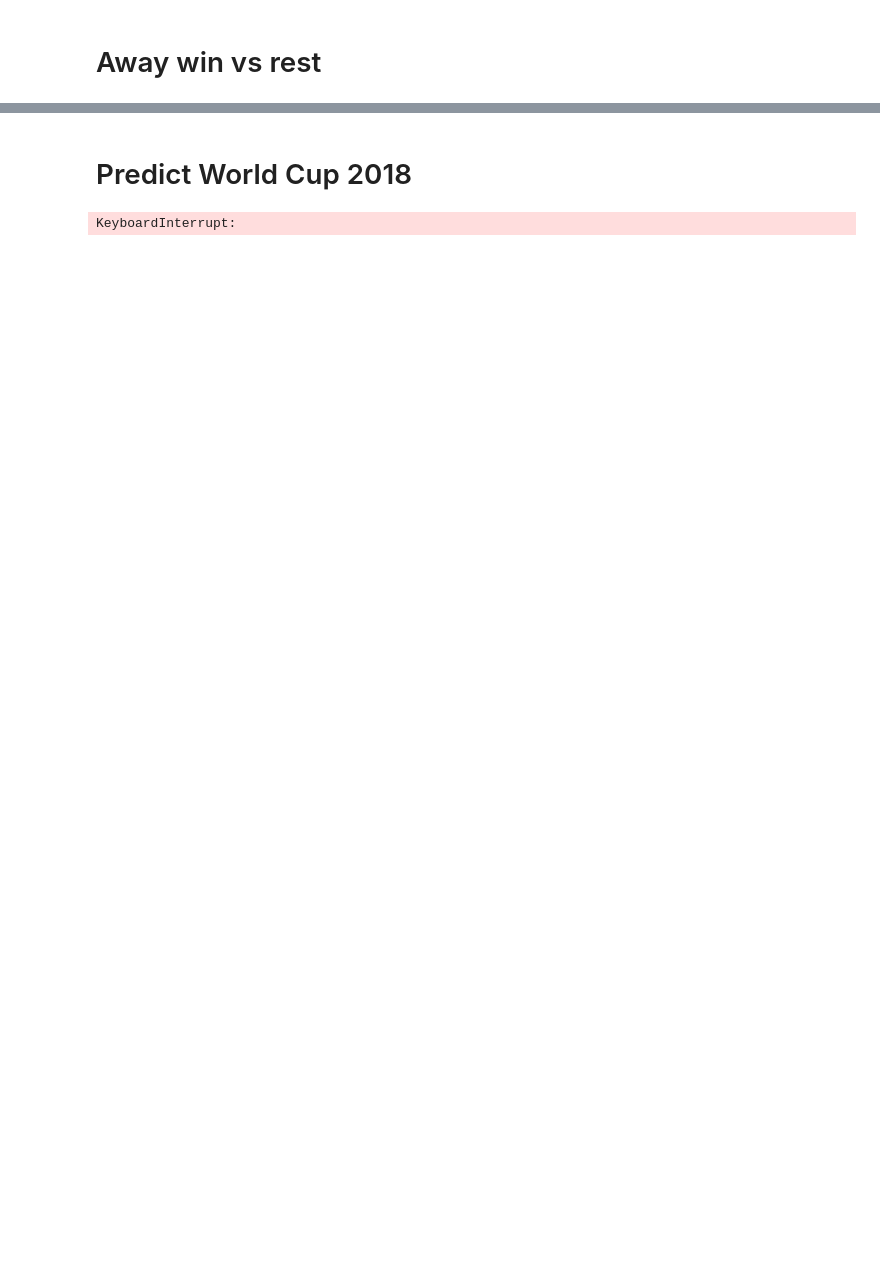
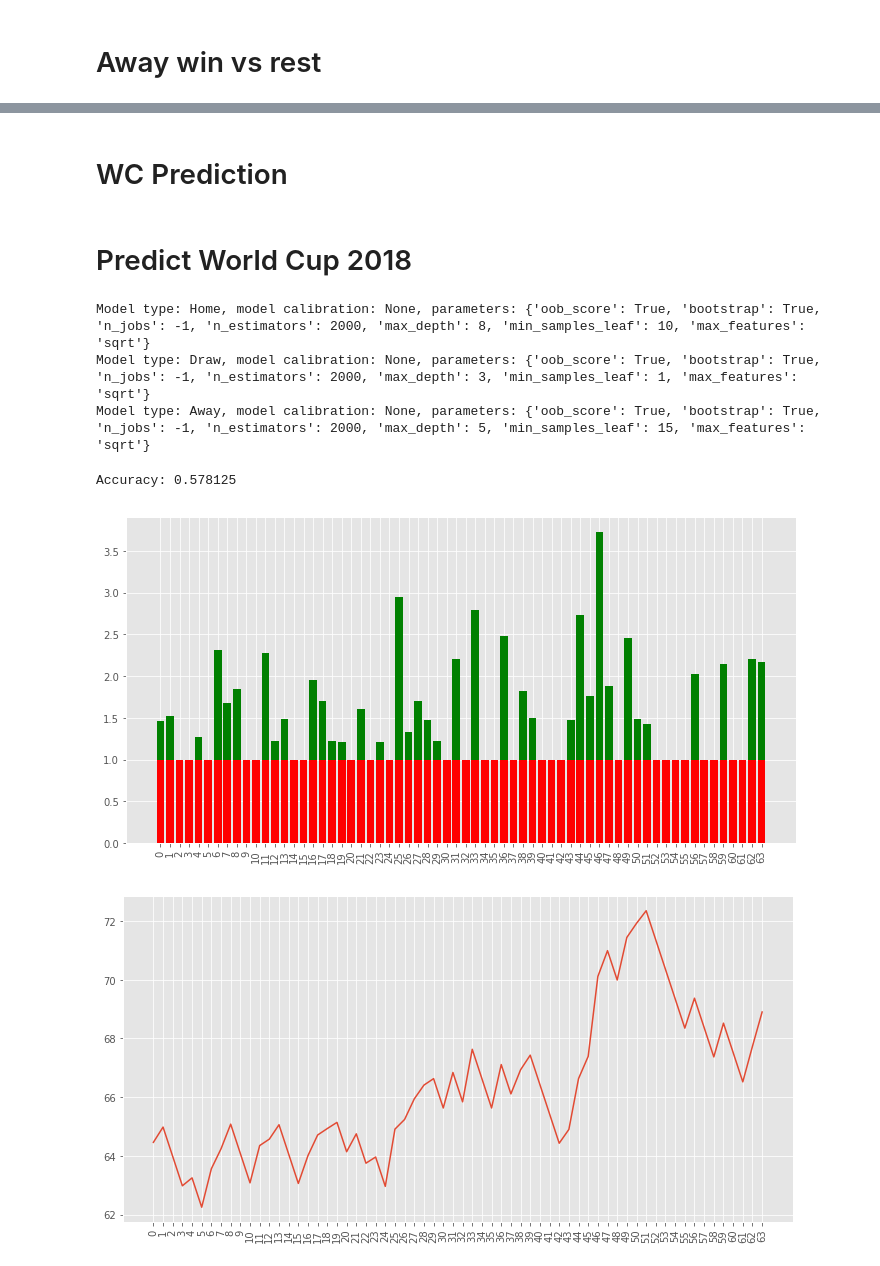
Before and after one commit to Villux/world_cup, a Jupyter notebook: one_vs_all_outcome.ipynb, the cells around one changed output, grey strips where cells are left out. Drawn from its saved outputs; the diff is of its cells as text; code cells hidden in the pictures; blank space fills up the shorter version.

```diff
--- a/one_vs_all_outcome.ipynb
+++ b/one_vs_all_outcome.ipynb
@@ -202,2 +110,7 @@ Log loss 0.50977261779
+# %% [markdown]
+# WC Prediction
+# %%
+set_feature_columns(feature_columns)
+results = {}
 # %% [markdown]
 # Predict World Cup 2018
@@ -210,16 +121,24 @@ def plot(data):
 # %%
-tournament_template_file = 'data/original/wc_2018_games_real.csv'
-match_bet_file = 'data/original/wc_2018_bets.csv'
+home_model = get_home(X=X, y=fix_label(y, 1), n_estimators=2000)
+draw_model = get_draw(X=X, y=fix_label(y, 0), n_estimators=2000)
+away_model = get_away(X=X, y=fix_label(y, -1), n_estimators=2000)
+
 tournament_template = pd.read_csv(tournament_template_file)
 match_bets = pd.read_csv(match_bet_file)
-predictor = OneVsRestPredictor(rfr_isotonic_home, rfr_isotonic_draw, rfr_isotonic_away)
+predictor = OneVsRestPredictor(home_model, draw_model, away_model)
 wc2018 = get_tournament_simulation_results(tournament_template, predictor, match_bets[["1", "X", "2"]].values)
 
 tmp = {}
 tmp["simulation"] = wc2018[0]
 tmp["unit"] = wc2018[1]
 tmp["kelly"] = wc2018[2]
+results["WC2018"] = tmp
 
-plot(tmp)
+plot_simulation(tmp)
 # %% [output]
-KeyboardInterrupt:
+Model type: Home, model calibration: None, parameters: {'oob_score': True, 'bootstrap': True, 'n_jobs': -1, 'n_estimators': 2000, 'max_depth': 8, 'min_samples_leaf': 10, 'max_features': 'sqrt'}
+Model type: Draw, model calibration: None, parameters: {'oob_score': True, 'bootstrap': True, 'n_jobs': -1, 'n_estimators': 2000, 'max_depth': 3, 'min_samples_leaf': 1, 'max_features': 'sqrt'}
+Model type: Away, model calibration: None, parameters: {'oob_score': True, 'bootstrap': True, 'n_jobs': -1, 'n_estimators': 2000, 'max_depth': 5, 'min_samples_leaf': 15, 'max_features': 'sqrt'}
+Accuracy: 0.578125
+[figure, added]
+[figure, added]
```
Also changed, not shown: parts of 40 cells of this notebook.
